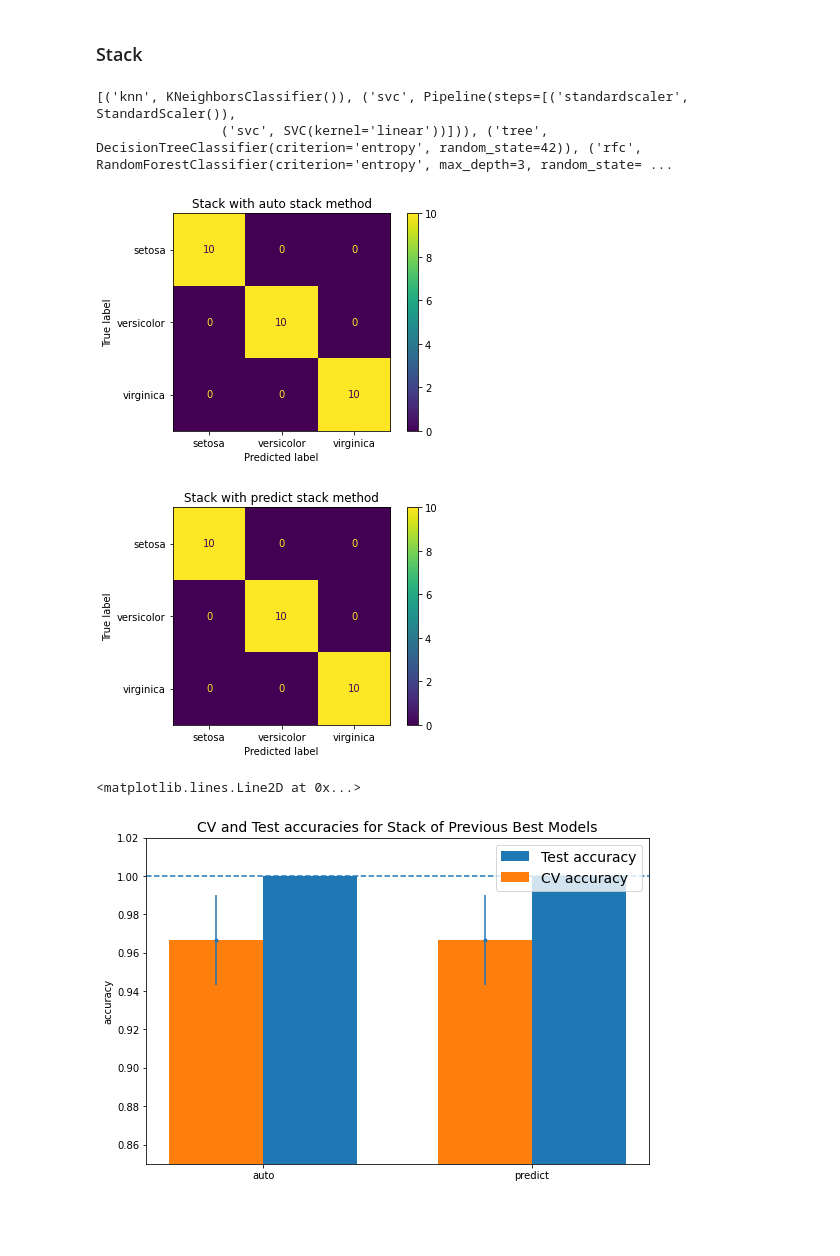
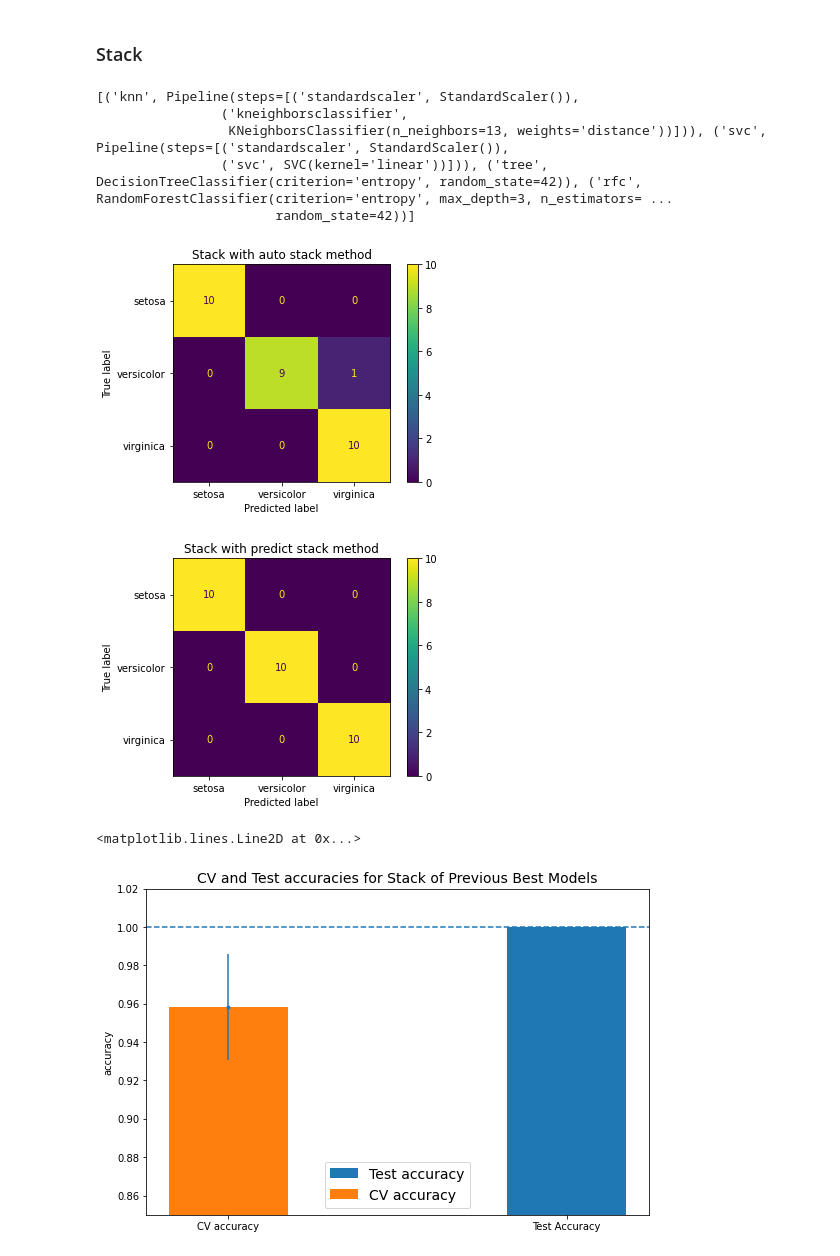
Before and after one commit to RK22000/ICE-Iris_Classification_Experiment, a Jupyter notebook: ICE_(Iris_Classification_Experiment).ipynb, the cells around one changed output. Drawn from its saved outputs; the diff is of its cells as text; code cells hidden in the pictures; blank space fills up the shorter version.

```diff
--- a/ICE_(Iris_Classification_Experiment).ipynb
+++ b/ICE_(Iris_Classification_Experiment).ipynb
@@ -333,6 +337,7 @@ from sklearn.preprocessing import StandardScaler
 n_neighbors = [2*i+1 for i in range(11)]
 cvUniform, testUniform, cvDist, testDist = [], [], [], []
 devUniform, devDist = [], []
+acc = [[], []]
 for n in n_neighbors:
     for i, w in enumerate(["uniform", "distance"]):
         clf = make_pipeline(
@@ -357,6 +362,7 @@ for n in n_neighbors:
         cv.append(scores.mean())
         dev.append(scores.std())
         ts.append(ts_score)
+        acc[i].append(clf.score(train.x, train.y))
         print("CV %0.2f accuracy with a standard deviation of %0.2f" % (scores.mean(), scores.std()))
         print("Test accuracy %0.2f" % ts_score)
         plt.title(f"{n} {w} weighted neighbours")
@@ -544,7 +559,7 @@ from sklearn.model_selection import cross_val_score
 crit = "gini, entropy".split(", ")
 splt = "best, random".split(", ")
 best_cv_clf = None
-best_cv_acc = 0
+best_acc = 0
 title = ""
 ts_acc = [[],[]]
 cv_acc = [[],[]]
@@ -562,9 +577,11 @@ for sp in splt:
         plt.show()
         ts_score = clf.score(test.x, test.y)
         ts_acc[i].append(ts_score)
-        if cv_score.mean() > best_cv_acc:
+        if cv_score.mean() > best_acc:
             best_cv_clf = clf
+            best_acc = cv_score.mean()
             title = f"{cri} criteria with {sp} split"
+            print(title)
 
 plt.figure(figsize=(13, 10))
 tree.plot_tree(best_cv_clf, feature_names=iris.feature_names, class_names=iris.target_names)
@@ -622,7 +651,7 @@ iris.feature_names, iris.target_names
 from sklearn.ensemble import RandomForestClassifier
 
 dpts = [2, 3, 4]
-n_esti = [6, 12, 25, 50, 100, 200, 400]
+n_esti = [6, 12, 25, 50, 100, 200, 400, 800]
 ts_acc = [[],[],[]]
 cv_acc = [[],[],[]]
 cv_dev = [[],[],[]]
@@ -684,6 +713,8 @@ Text(0.5, 1.0, 'CV and Test accuracies for random forrests')
 ### Stack
 # %%
 from sklearn.ensemble import StackingClassifier
+from sklearn.preprocessing import StandardScaler
+from sklearn.pipeline import make_pipeline
 
 from sklearn.ensemble import RandomForestClassifier
 
@@ -693,7 +724,10 @@ cv_acc = []
 cv_dev = []
 
 estimators= [
-    ('knn',neighbors.KNeighborsClassifier(n_neighbors=5, weights='uniform')),
+    ('knn', make_pipeline(
+        StandardScaler(),
+        neighbors.KNeighborsClassifier(n_neighbors=13, weights='distance')
+    )),
     ('svc', make_pipeline(
         StandardScaler(),
         SVC(
@@ -702,7 +736,7 @@ estimators= [
             )
     )),
     ('tree',tree.DecisionTreeClassifier(random_state=42, criterion='entropy', splitter='best')),
-    ('rfc',RandomForestClassifier(n_estimators=100, max_depth=3, criterion='entropy', random_state=42))
+    ('rfc',RandomForestClassifier(n_estimators=50, max_depth=3, criterion='entropy', random_state=42))
 ]
 print([i for i in estimators])
 
@@ -727,27 +761,33 @@ for i, met in enumerate(st_met):
     plt.title(f"Stack with {met} stack method")
 plt.show()
 # %% [output]
-[('knn', KNeighborsClassifier()), ('svc', Pipeline(steps=[('standardscaler', StandardScaler()),
-                ('svc', SVC(kernel='linear'))])), ('tree', DecisionTreeClassifier(criterion='entropy', random_state=42)), ('rfc', RandomForestClassifier(criterion='entropy', max_depth=3, random_state= ...
+[('knn', Pipeline(steps=[('standardscaler', StandardScaler()),
+                ('kneighborsclassifier',
+                 KNeighborsClassifier(n_neighbors=13, weights='distance'))])), ('svc', Pipeline(steps=[('standardscaler', StandardScaler()),
+                ('svc', SVC(kernel='linear'))])), ('tree', DecisionTreeClassifier(criterion='entropy', random_state=42)), ('rfc', RandomForestClassifier(criterion='entropy', max_depth=3, n_estimators= ...
+                       random_state=42))]
-[figure, old version]
+[figure, new version]
 [figure]
 # %%
 plt.figure(figsize=(9, 6))
 
 width = 0.35
 
-x = np.arange(len(ts_acc))
+acc = ts_acc[-1:]
+c_acc = cv_acc[-1:]
+c_dev = cv_dev[-1:]
+x = np.arange(len(acc))
 
 # Test acc
-plt.bar(x+width/2, ts_acc, width, label='Test accuracy')
-plt.bar(x-width/2, cv_acc, width=width, label='CV accuracy')
-plt.errorbar(x-width/2, cv_acc, yerr=cv_dev, fmt=".")
-plt.xticks(*zip(*enumerate("auto, predict".split(", "))))
+plt.bar([1], acc, width, label='Test accuracy')
+plt.bar([0], c_acc, width=width, label='CV accuracy')
+plt.errorbar([0], c_acc, yerr=c_dev, fmt=".")
+plt.xticks(*zip(*enumerate("CV accuracy, Test Accuracy".split(", "))))
 plt.legend(fontsize=14)
 plt.ylim(plt_y_lim)
 plt.ylabel("accuracy")
 plt.title("CV and Test accuracies for Stack of Previous Best Models", fontsize=14)
 plt.axhline(1, linestyle='--')
 # %% [output]
 <matplotlib.lines.Line2D at 0x...>
-[figure, old version]
+[figure, new version]
```
Also changed, not shown: parts of 10 cells of this notebook.
